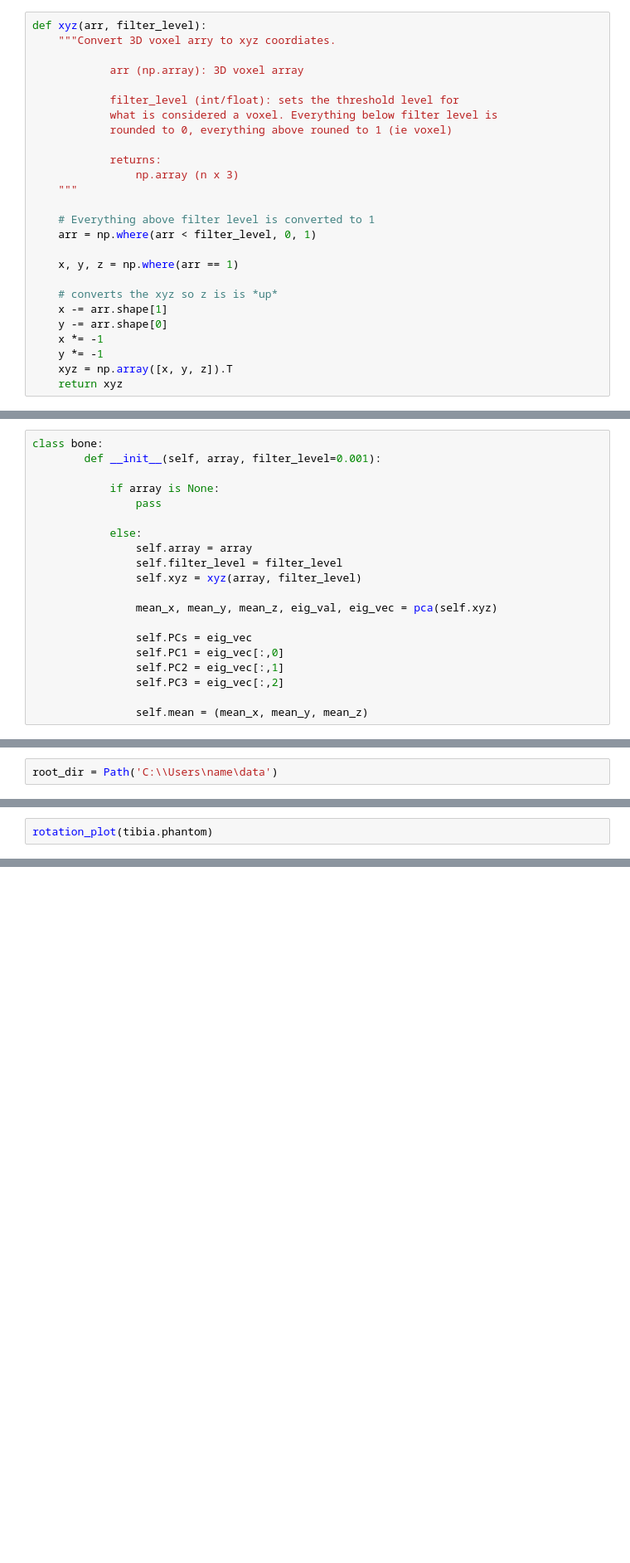
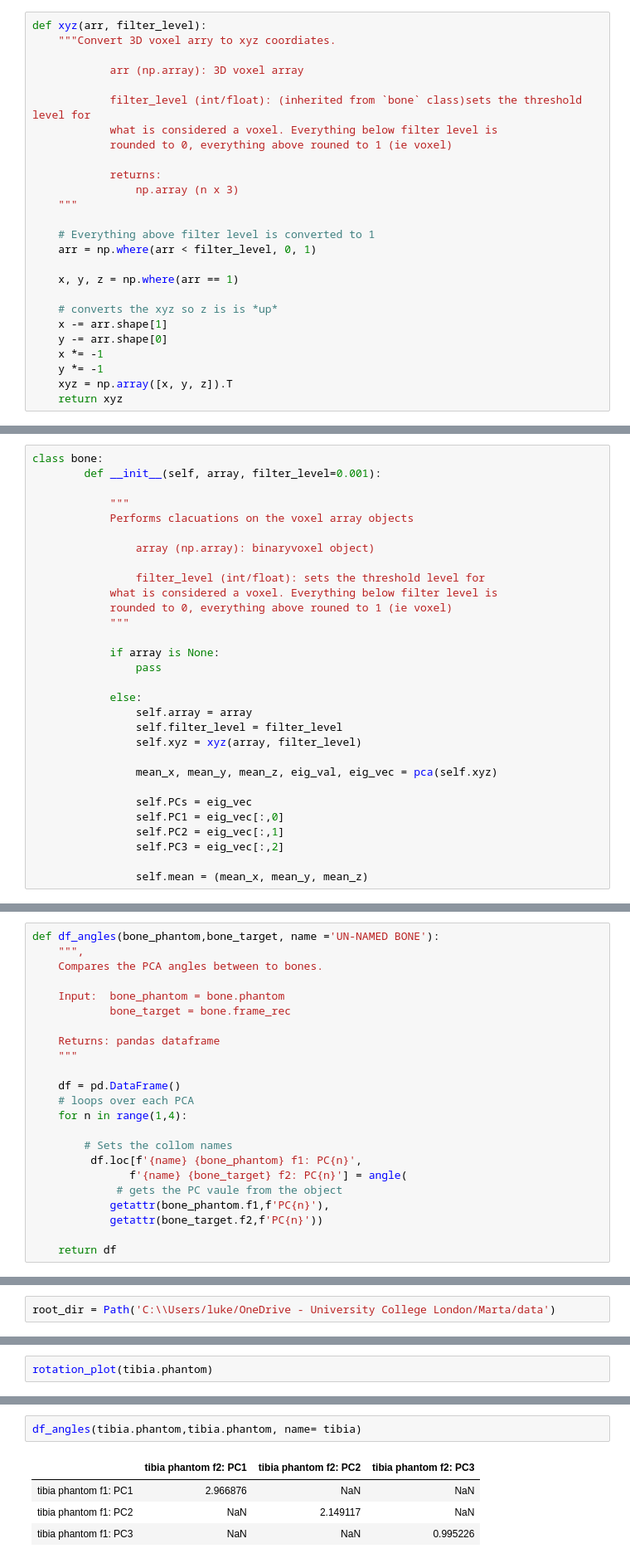
Before and after one commit to lukemshepherd/PCA-2, a Jupyter notebook: Vox_OOP.ipynb, the cells around one changed output, grey strips where cells are left out. Shown at 83% size. Cells and saved outputs as stored; diff of their text form; blank space fills up the shorter version.

```diff
--- a/Vox_OOP.ipynb
+++ b/Vox_OOP.ipynb
@@ -93,7 +93,7 @@ def xyz(arr, filter_level):
 
             arr (np.array): 3D voxel array
 
-            filter_level (int/float): sets the threshold level for
+            filter_level (int/float): (inherited from `bone` class)sets the threshold level for
             what is considered a voxel. Everything below filter level is
             rounded to 0, everything above rouned to 1 (ie voxel)
 
@@ -153,6 +195,16 @@ These are the 2 diffent possisions of the bone. f1 is the *orginan* possion fo
 # %%
 class bone:
         def __init__(self, array, filter_level=0.001):
+
+            """
+            Performs clacuations on the voxel array objects
+
+                array (np.array): binaryvoxel object)
+
+                filter_level (int/float): sets the threshold level for
+            what is considered a voxel. Everything below filter level is
+            rounded to 0, everything above rouned to 1 (ie voxel)
+            """
 
             if array is None:
                 pass
@@ -450,3 +437,26 @@ def df_angles(bone, ang3 = None, ang6 = None, ang10 = None, ang15 = None, ALL =
+# %%
+def df_angles(bone_phantom,bone_target, name ='UN-NAMED BONE'):
+    """,
+    Compares the PCA angles between to bones.
+
+    Input:  bone_phantom = bone.phantom
+            bone_target = bone.frame_rec
+
+    Returns: pandas dataframe
+    """
+
+    df = pd.DataFrame()
+    # loops over each PCA
+    for n in range(1,4):
+
+        # Sets the collom names
+         df.loc[f'{name} {bone_phantom} f1: PC{n}',
+               f'{name} {bone_target} f2: PC{n}'] = angle(
+             # gets the PC vaule from the object
+            getattr(bone_phantom.f1,f'PC{n}'),
+            getattr(bone_target.f2,f'PC{n}'))
+
+    return df
 # %% [markdown]
 # Rotation
 # %% [markdown]
@@ -540,7 +556,7 @@ def rotation_plot(bone):
 # %% [markdown]
 ### 1. Set the root directory for the matlab file loader
 # %%
-root_dir = Path('C:\\Users\name\data')
+root_dir = Path('C:\\Users/luke/OneDrive - University College London/Marta/data')
 # %% [markdown]
 ### 2. Load the data that you want to use
 # %%
@@ -585,0 +618,7 @@ rotation_plot(tibia.phantom)
+# %%
+df_angles(tibia.phantom,tibia.phantom, name= tibia)
+# %% [output]
+|  | tibia phantom f2: PC1 | tibia phantom f2: PC2 | tibia phantom f2: PC3 |
+| tibia phantom f1: PC1 | 2.966876 | NaN | NaN |
+| tibia phantom f1: PC2 | NaN | 2.149117 | NaN |
+| tibia phantom f1: PC3 | NaN | NaN | 0.995226 |
```
Also changed, not shown: parts of 26 cells of this notebook.
